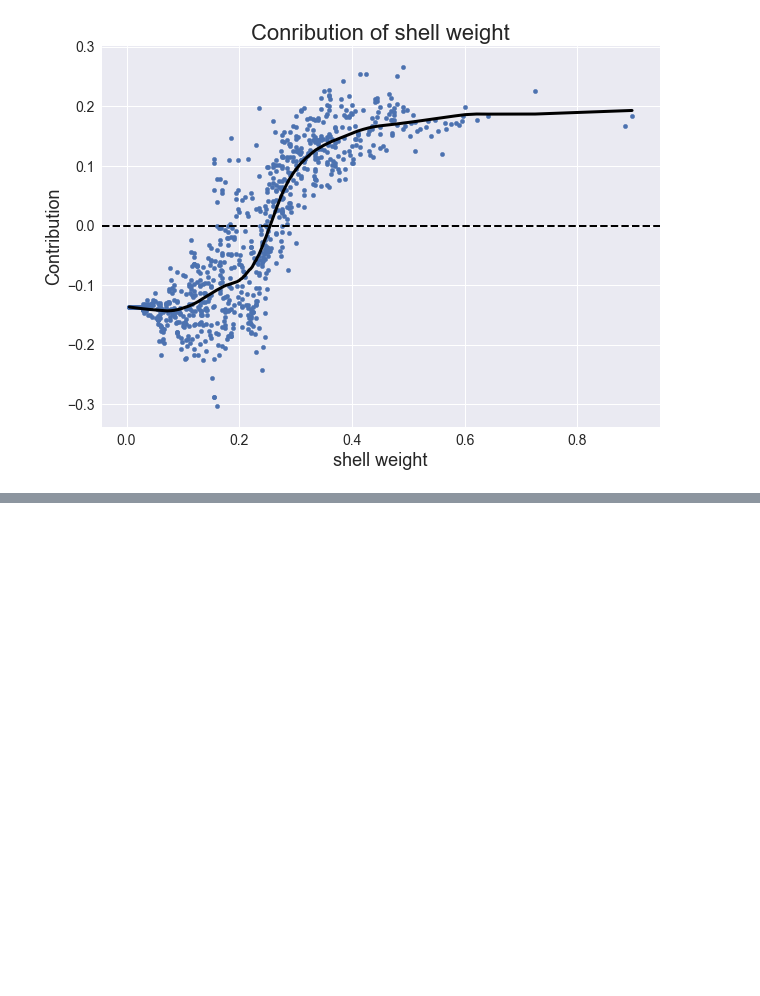
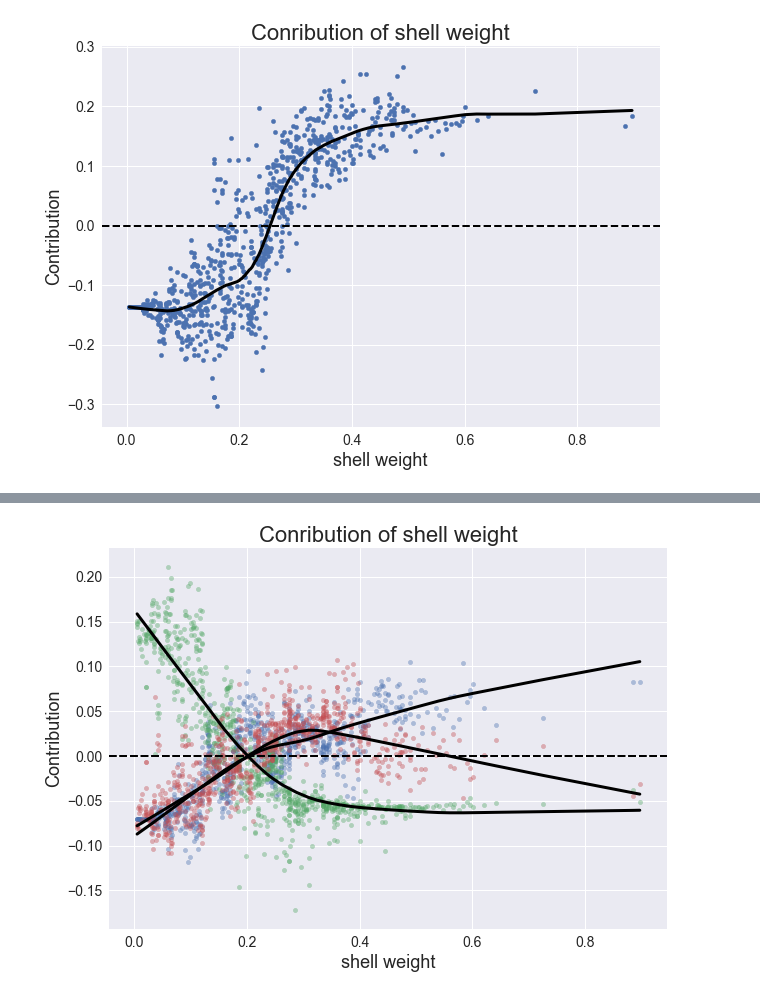
Before and after one commit to gregtam/interpreting-decision-trees-and-random-forests, a Jupyter notebook: Explaining Decision Trees and Random Forests.ipynb, the cells around one changed output, grey strips where cells are left out. Cells and saved outputs as stored; diff of their text form; code cells hidden in the pictures; blank space fills up the shorter version.

```diff
--- a/Explaining Decision Trees and Random Forests.ipynb
+++ b/Explaining Decision Trees and Random Forests.ipynb
@@ -314,0 +334,7 @@ plot_single_feat_contrib('shell weight', X_test, rf_bin_clf_contrib_df,
+# %%
+fig, ax = plt.subplots()
+plot_single_feat_contrib('shell weight', X_test, rf_sex_F_contrib_df, ax=ax, c=blue, alpha=0.4, add_smooth=True)
+plot_single_feat_contrib('shell weight', X_test, rf_sex_I_contrib_df, ax=ax, c=green, alpha=0.4, add_smooth=True)
+plot_single_feat_contrib('shell weight', X_test, rf_sex_M_contrib_df, ax=ax, c=red, alpha=0.4, add_smooth=True)
+# %% [output]
+[figure, added]
```
Also changed, not shown: parts of 5 cells of this notebook, 1 other file.
